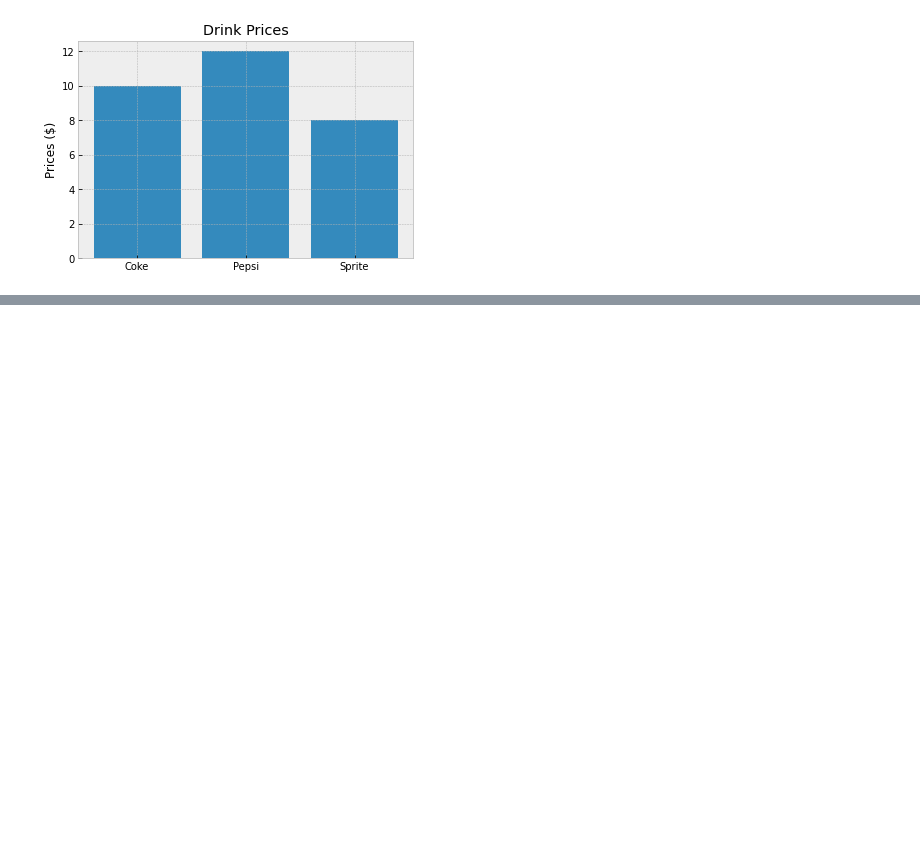
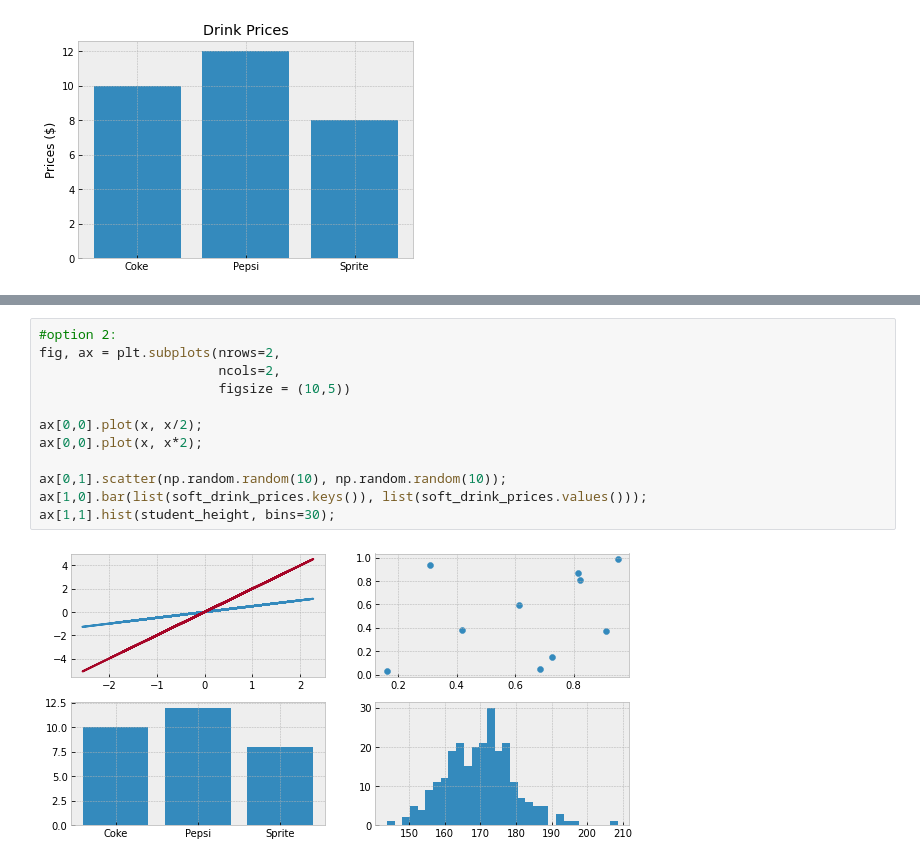
Before and after one commit to hung1012/ML-Basics, a Jupyter notebook: Matplotlib_Basics.ipynb, the cells around one changed output, grey strips where cells are left out. Drawn from its saved outputs; the diff is of its cells as text; blank space fills up the shorter version.

```diff
--- a/Matplotlib_Basics.ipynb
+++ b/Matplotlib_Basics.ipynb
@@ -125,0 +158,14 @@ ax.barh(list(soft_drink_prices.keys()), list(soft_drink_prices.values()))
+# %%
+#option 2:
+fig, ax = plt.subplots(nrows=2,
+                       ncols=2,
+                       figsize = (10,5))
+
+ax[0,0].plot(x, x/2);
+ax[0,0].plot(x, x*2);
+
+ax[0,1].scatter(np.random.random(10), np.random.random(10));
+ax[1,0].bar(list(soft_drink_prices.keys()), list(soft_drink_prices.values()));
+ax[1,1].hist(student_height, bins=30);
+# %% [output]
+[figure, added]
```
Also changed, not shown: parts of 8 cells of this notebook.
